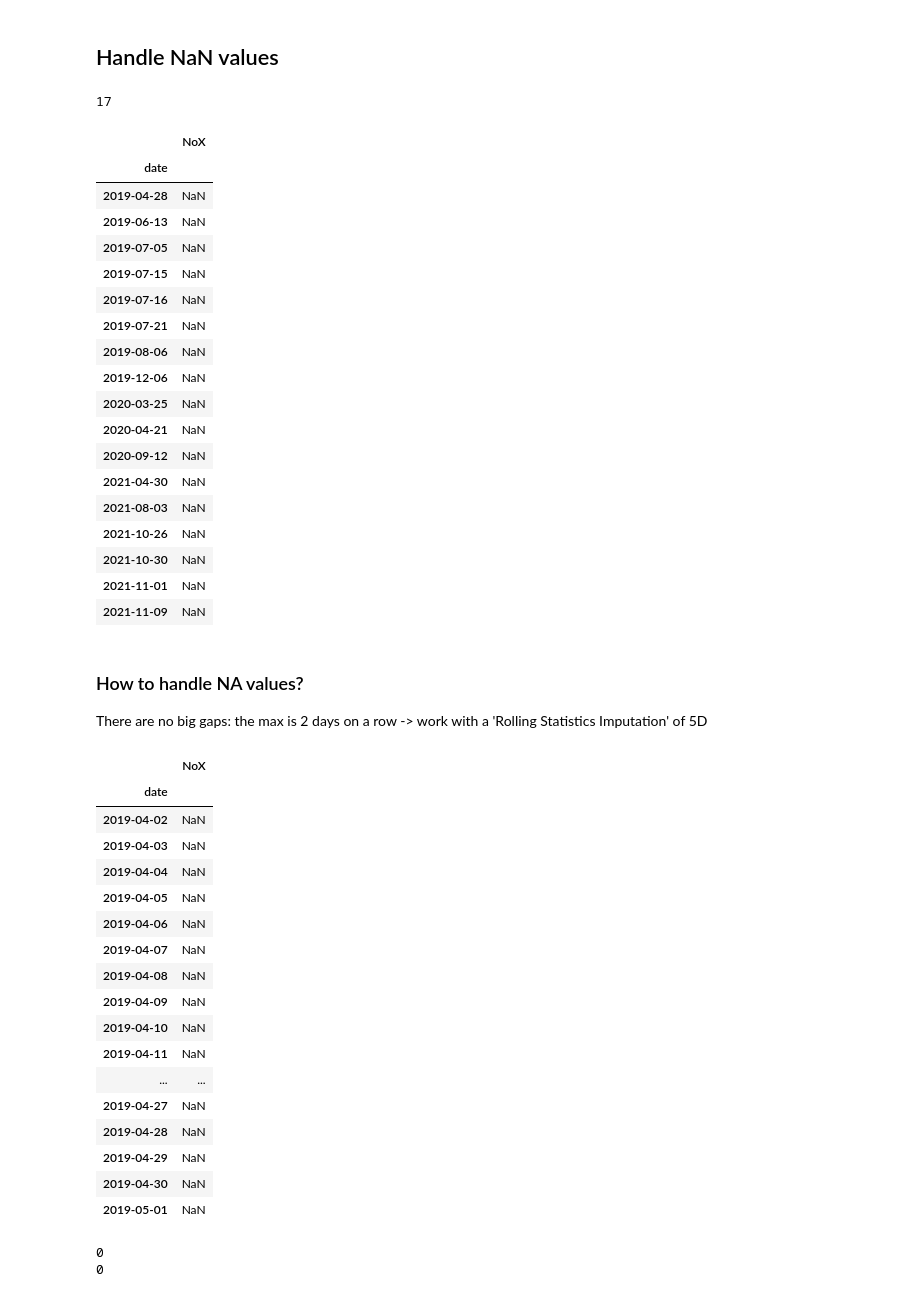
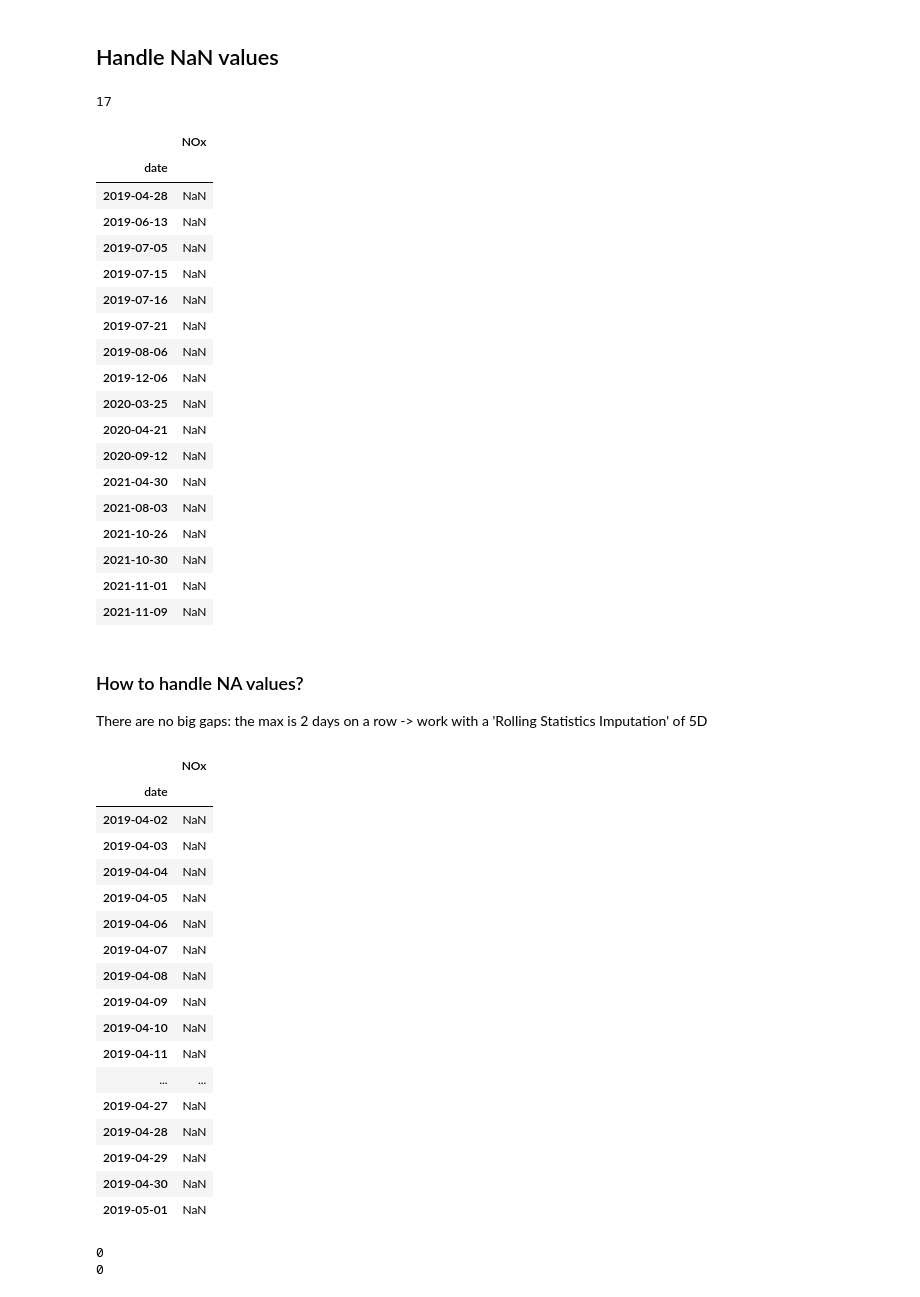
Before and after one commit to Zeegeuze/revive-it, a Jupyter notebook: notebooks/test_wouter.ipynb, the cells around one changed output. Drawn from its saved outputs; the diff is of its cells as text; code cells hidden in the pictures.

```diff
--- a/notebooks/test_wouter.ipynb
+++ b/notebooks/test_wouter.ipynb
@@ -133,9 +155,10 @@ dtype: int64
 # %%
-# Choose 1 contaminant (NoX)
-nox_df = df[df["codi_contaminant"] == 12]
+# Choose 1 contaminant from above list
+contaminant = 12
+contaminant_df = df[df["codi_contaminant"] == contaminant]
 
 # Check different stations:
-nox_df["estacio"].value_counts()
+contaminant_df["estacio"].value_counts()
 # %% [output]
 estacio
 4     1775
@@ -149,8 +172,9 @@ estacio
 Name: count, dtype: int64
 # %%
 # Choose 1 station
-nox_4_df = nox_df[nox_df["estacio"] == 50]
-nox_4_df
+station = 50
+station_df = contaminant_df[contaminant_df["estacio"] == station]
+station_df
 # %% [output]
 |  | codi_provincia | provincia | codi_municipi | municipi | estacio | codi_contaminant | year | month | ... |
 | date |  |  |  |  |  |  |  |  | ... |
@@ -188,0 +193,11 @@ mini_df
+# %%
+# Choose the time
+time = 'h18'
+# %%
+contaminant_name = df_code_cont.loc[(df_code_cont['Codi_Contaminant'] == contaminant)].iat[0,1]
+
+# Create mini DataFrame
+mini_df = pd.DataFrame(station_df[time]).sort_index()
+mini_df.columns = [contaminant_name]
+
+mini_df
@@ -208,13 +238,13 @@ sns.scatterplot(data=mini_df);
 ## Handle NaN values
 # %%
 # Check NaN values: total and view head
-print(len(mini_df[mini_df["NoX"].isna()]))
-mini_df[mini_df["NoX"].isna()].head(30)
+print(len(mini_df[mini_df[contaminant_name].isna()]))
+mini_df[mini_df[contaminant_name].isna()].head(30)
 
 # -> we have 65 NaN values (if everything stays unchanged: NoX, station 50 and H12)
 # %% [output]
 17
-|  | NoX |
+|  | NOx |
 | date |  |
 | 2019-04-28 | NaN |
 | 2019-06-13 | NaN |
@@ -238,10 +268,10 @@ mini_df[mini_df["NoX"].isna()].head(30)
 There are no big gaps: the max is 2 days on a row
 -> work with a 'Rolling Statistics Imputation' of 5D
 # %%
-mini_df["NoX"] = mini_df["NoX"].fillna(mini_df["NoX"].rolling(5, min_periods=1).mean())
+mini_df[contaminant_name] = mini_df[contaminant_name].fillna(mini_df[contaminant_name].rolling(5, min_periods=1).mean())
 mini_df[mini_df.isna()].head(30)
 # %% [output]
-|  | NoX |
+|  | NOx |
 | date |  |
 | 2019-04-02 | NaN |
 | 2019-04-03 | NaN |
```
Also changed, not shown: parts of 27 cells of this notebook.
